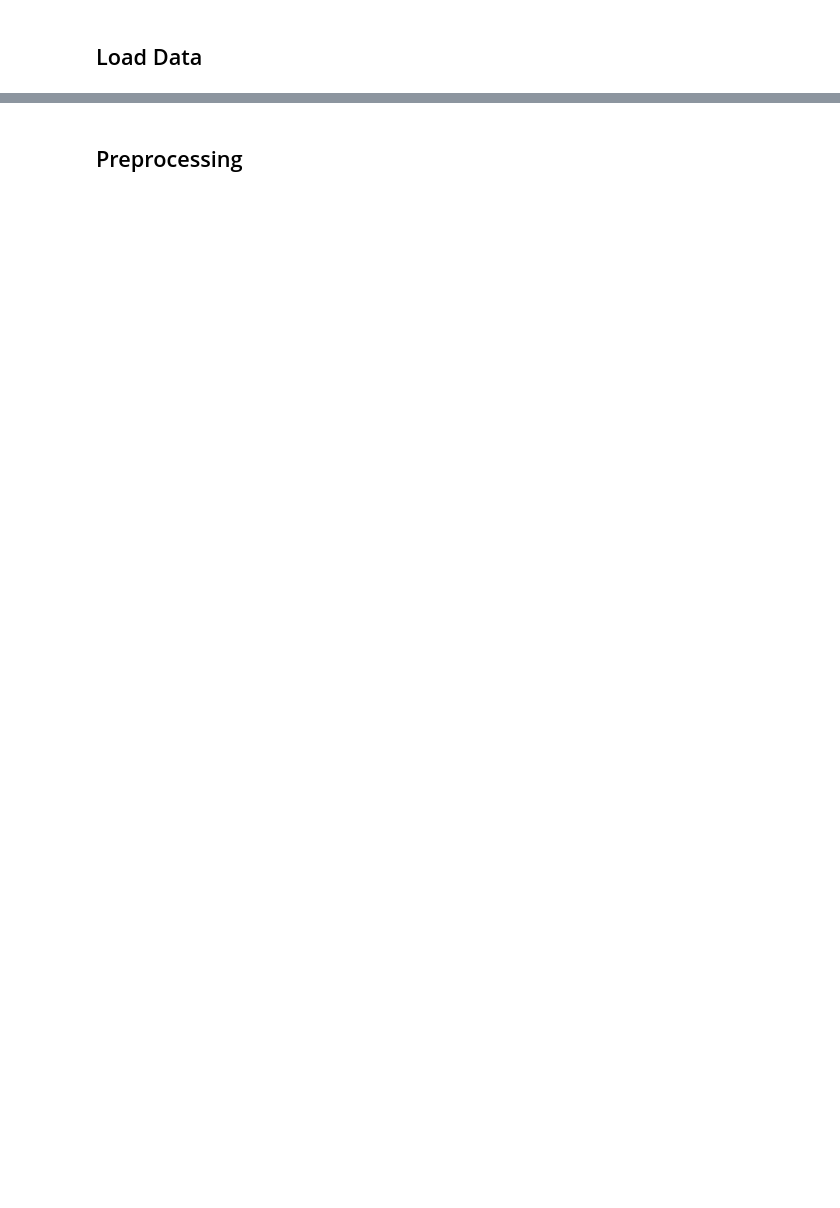
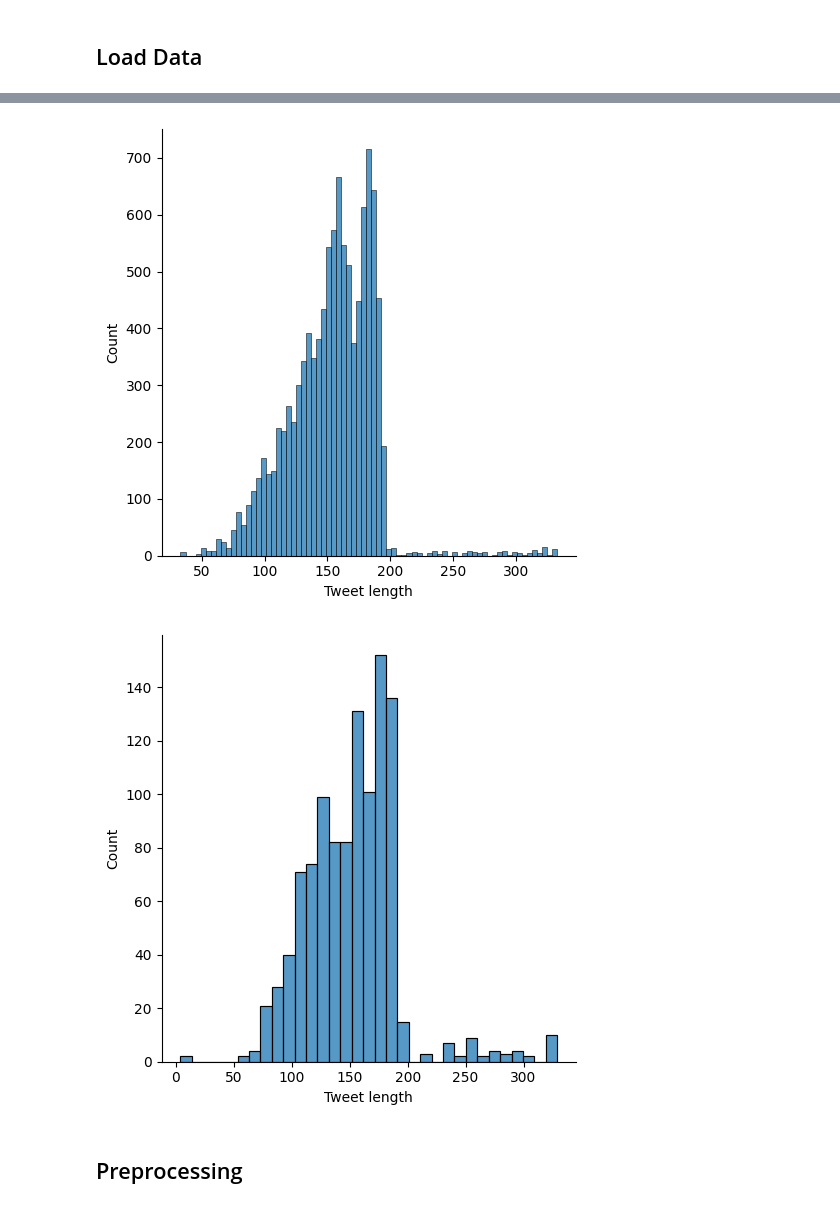
Before and after one commit to KaishuoWang/TweetQA, a Jupyter notebook: bert-base.ipynb, the cells around one changed output, grey strips where cells are left out. Cells and saved outputs as stored; diff of their text form; code cells hidden in the pictures; blank space fills up the shorter version.

Commit message:
update bert

```diff
--- a/bert-base.ipynb
+++ b/bert-base.ipynb
@@ -3,7 +21,23 @@
 # %%
+import pandas as pd
+import seaborn as sns
+import string
 import re
+import contractions
 import torch
-from datasets import load_dataset, DatasetDict
-from transformers import BertForQuestionAnswering, BertTokenizer, AutoTokenizer, pipeline
-#from google.colab import drive
-#drive.mount('/content/gdrive')
+from datasets import Dataset, DatasetDict
+from transformers import AutoTokenizer, AutoModelForQuestionAnswering, TrainingArguments, Trainer, pipeline
+from google.colab import drive
+drive.mount('/content/gdrive')
+
+# Run locally
+#DATA_PATH = ''
+
+# KW
+DATA_PATH = '/content/gdrive/MyDrive/TweetQA/'
+
+# FZ
+#DATA_PATH = 'gdrive/MyDrive/'
+
+device = torch.device("mps" if getattr(torch,'has_mps',False) else "cuda:0" if torch.cuda.is_available() else "cpu")
+device
@@ -18,0 +49,5 @@ data
+# %%
+train = pd.read_json(DATA_PATH + 'data/train.json')
+dev = pd.read_json(DATA_PATH + 'data/dev.json')
+
+train.head(10)
@@ -19,2 +66,14 @@ data
+# %%
+train['Tweet length'] = train.Tweet.apply(len)
+sns.displot(train, x='Tweet length')
+
+dev['Tweet length'] = dev.Tweet.apply(len)
+sns.displot(dev, x='Tweet length')
+
+train = train.drop(['Tweet length'], axis=1)
+dev = dev.drop(['Tweet length'], axis=1)
+# %% [output]
+[figure, added]
+[figure, added]
 # %% [markdown]
 ## Preprocessing
```
Also changed, not shown: parts of 26 cells of this notebook, 4 other files.
